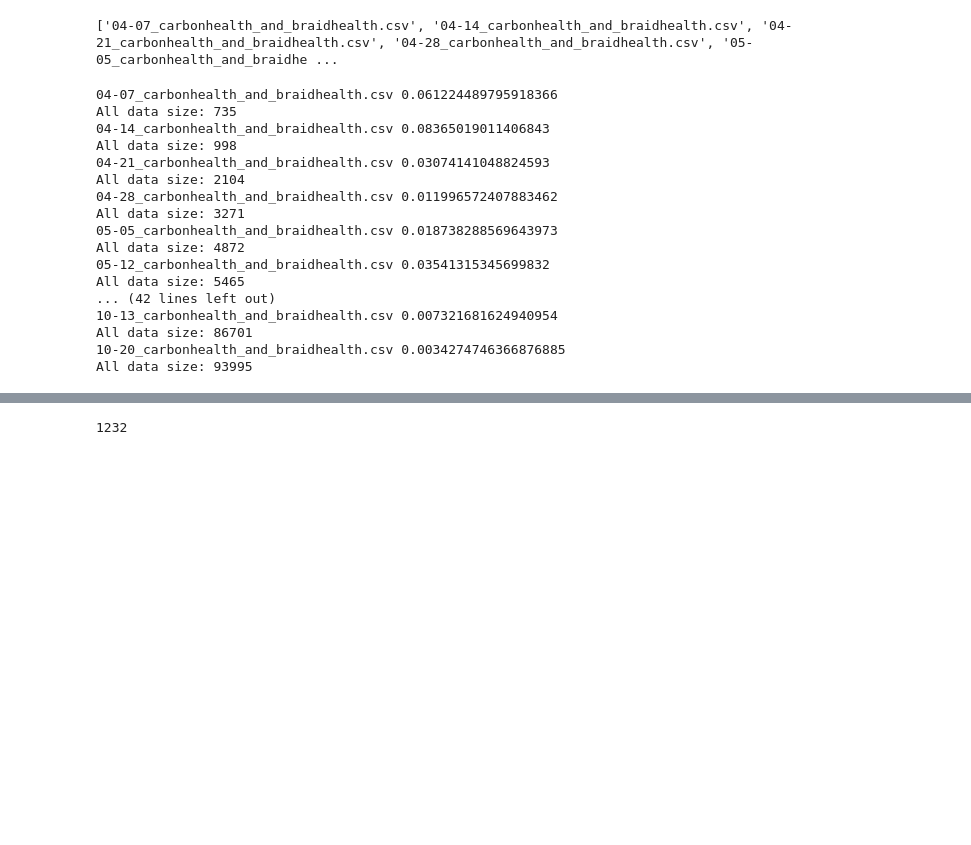
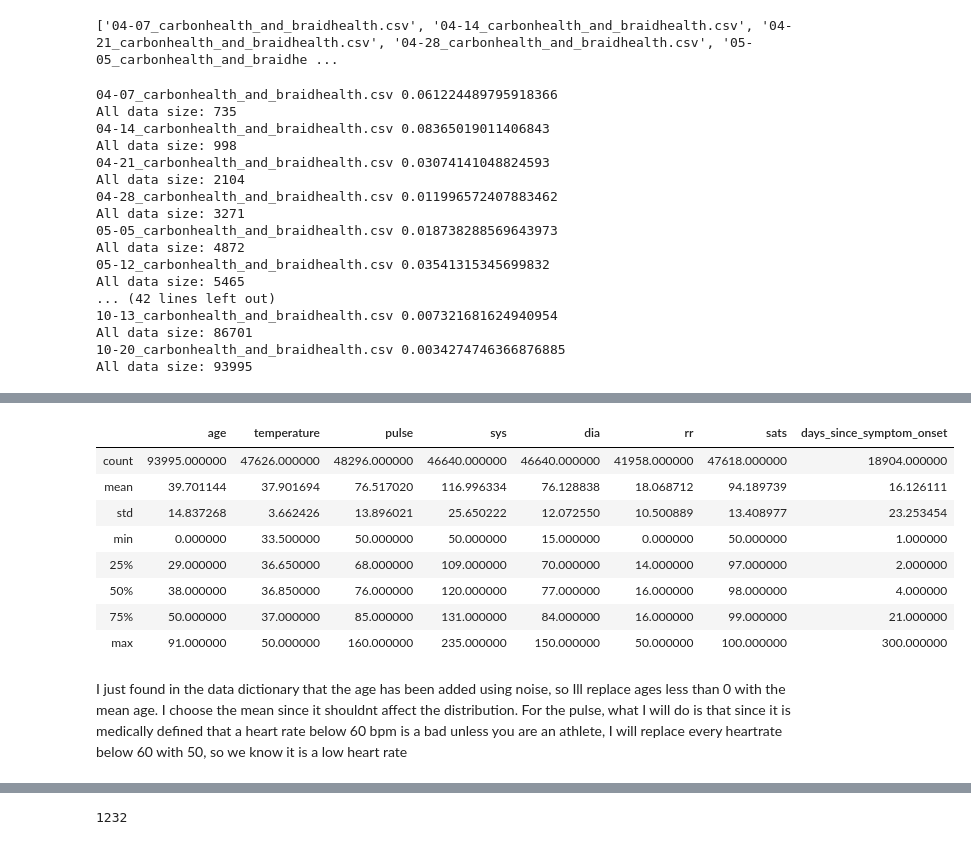
Before and after one commit to Sir-Slade/covidclinicaldata, a Jupyter notebook: notebooks/DataExploration_Jeshua.ipynb, the cells around one changed output, grey strips where cells are left out. Cells and saved outputs as stored; diff of their text form; code cells hidden in the pictures; blank space fills up the shorter version.

```diff
--- a/notebooks/DataExploration_Jeshua.ipynb
+++ b/notebooks/DataExploration_Jeshua.ipynb
@@ -77,0 +56,2 @@ memory usage: 33.2+ MB
+# %%
+all_data.drop(columns=["batch_date", "test_name", "swab_type", "er_referral"], inplace=True) #Dropping the columns that have nothing to do with the information about the disease itself
@@ -77,0 +87,3 @@ memory usage: 33.2+ MB
+# %%
+columns_to_drop = ["rapid_flu_results", "rapid_strep_results", "cxr_findings", "cxr_impression", "cxr_label", "cxr_link"]
+all_data.drop(columns=columns_to_drop, inplace = True)
@@ -77,0 +119,5 @@ memory usage: 33.2+ MB
+# %%
+cough_false_severity_not_na = all_data.loc[(all_data["cough"].notna()) & (all_data["cough"] == False) & (all_data["cough_severity"].notna())].index
+all_data.loc[cough_false_severity_not_na, "cough"] = True
+
+all_data.loc[(all_data["cough"] == True) & (all_data["cough_severity"].isna()), "cough_severity"] = all_data["cough_severity"].mode()[0] #Since it returns a series, the 0 subscript is to retrieve the value
@@ -77,0 +153,5 @@ memory usage: 33.2+ MB
+# %%
+sob_false_severity_not_na = all_data.loc[(all_data["sob"].notna()) & (all_data["sob"] == False) & (all_data["sob_severity"].notna())].index
+all_data.loc[sob_false_severity_not_na, "sob"] = True
+
+all_data.loc[(all_data["sob"] == True) & (all_data["sob_severity"].isna()), "sob_severity"] = all_data["sob_severity"].mode()[0] #Since it returns a series, the 0 subscript is to retrieve the value
@@ -118,0 +233,15 @@ dtype: int64
+# %%
+all_data.describe() #After running the line we can see that initially we only have 8 continuous variables
+# %% [output]
+|  | age | temperature | pulse | sys | dia | rr | sats | days_since_symptom_onset |
+| count | 93995.000000 | 47626.000000 | 48296.000000 | 46640.000000 | 46640.000000 | 41958.000000 | 47618.000000 | 18904.000000 |
+| mean | 39.701144 | 37.901694 | 76.517020 | 116.996334 | 76.128838 | 18.068712 | 94.189739 | 16.126111 |
+| std | 14.837268 | 3.662426 | 13.896021 | 25.650222 | 12.072550 | 10.500889 | 13.408977 | 23.253454 |
+| min | 0.000000 | 33.500000 | 50.000000 | 50.000000 | 15.000000 | 0.000000 | 50.000000 | 1.000000 |
+| 25% | 29.000000 | 36.650000 | 68.000000 | 109.000000 | 70.000000 | 14.000000 | 97.000000 | 2.000000 |
+| 50% | 38.000000 | 36.850000 | 76.000000 | 120.000000 | 77.000000 | 16.000000 | 98.000000 | 4.000000 |
+| 75% | 50.000000 | 37.000000 | 85.000000 | 131.000000 | 84.000000 | 16.000000 | 99.000000 | 21.000000 |
+| max | 91.000000 | 50.000000 | 160.000000 | 235.000000 | 150.000000 | 50.000000 | 100.000000 | 300.000000 |
+# %% [markdown]
+I just found in the data dictionary that the age has been added using noise, so Ill replace ages less than 0 with the mean age. I choose the mean since it shouldnt affect the distribution.
+For the pulse, what I will do is that since it is medically defined that a heart rate below 60 bpm is a bad unless you are an athlete, I will replace every heartrate below 60 with 50, so we know it is a low heart rate
```
Also changed, not shown: parts of 25 cells of this notebook.
